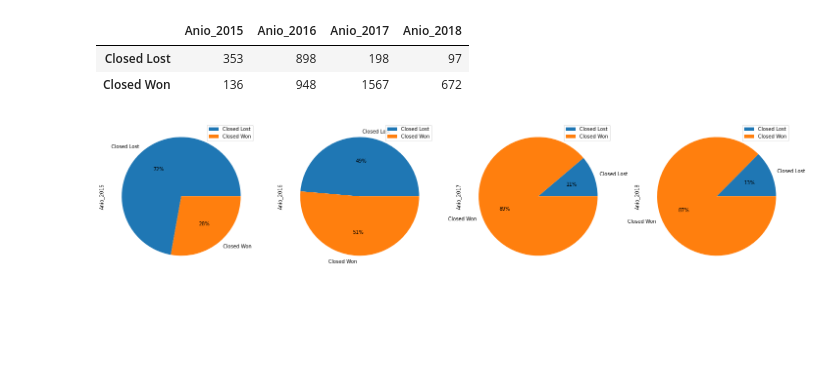
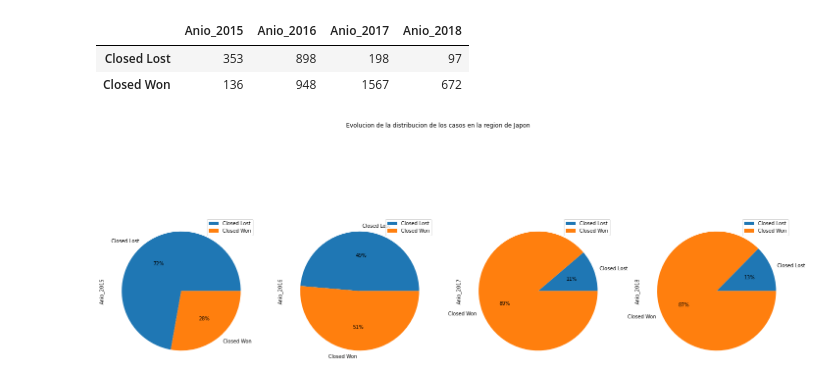
Before and after one commit to Ramaxx95/TP1-Orga-de-Datos, a Jupyter notebook: Visualizaciones/Region_Japan.ipynb, the cells around one changed output. Saved outputs shown, nothing was run; the diff lists cells and outputs as text; code cells hidden in the pictures; blank space fills up the shorter version.

```diff
--- a/Visualizaciones/Region_Japan.ipynb
+++ b/Visualizaciones/Region_Japan.ipynb
@@ -251,7 +284,7 @@ casos_cerrados_por_anios
 | Closed Lost | 353 | 898 | 198 | 97 |
 | Closed Won | 136 | 948 | 1567 | 672 |
 # %%
-casos_cerrados_por_anios.plot.pie( subplots = True, figsize=(25, 10), autopct='%1.0f%%')
+casos_cerrados_por_anios.plot.pie( subplots = True, figsize=(25, 10), autopct='%1.0f%%', title = 'Evolucion de la distribucion de los casos en la region de Japon')
 plt.show()
 # %% [output]
-[figure, old version]
+[figure, new version]
```
Also changed, not shown: parts of 9 cells of this notebook.
